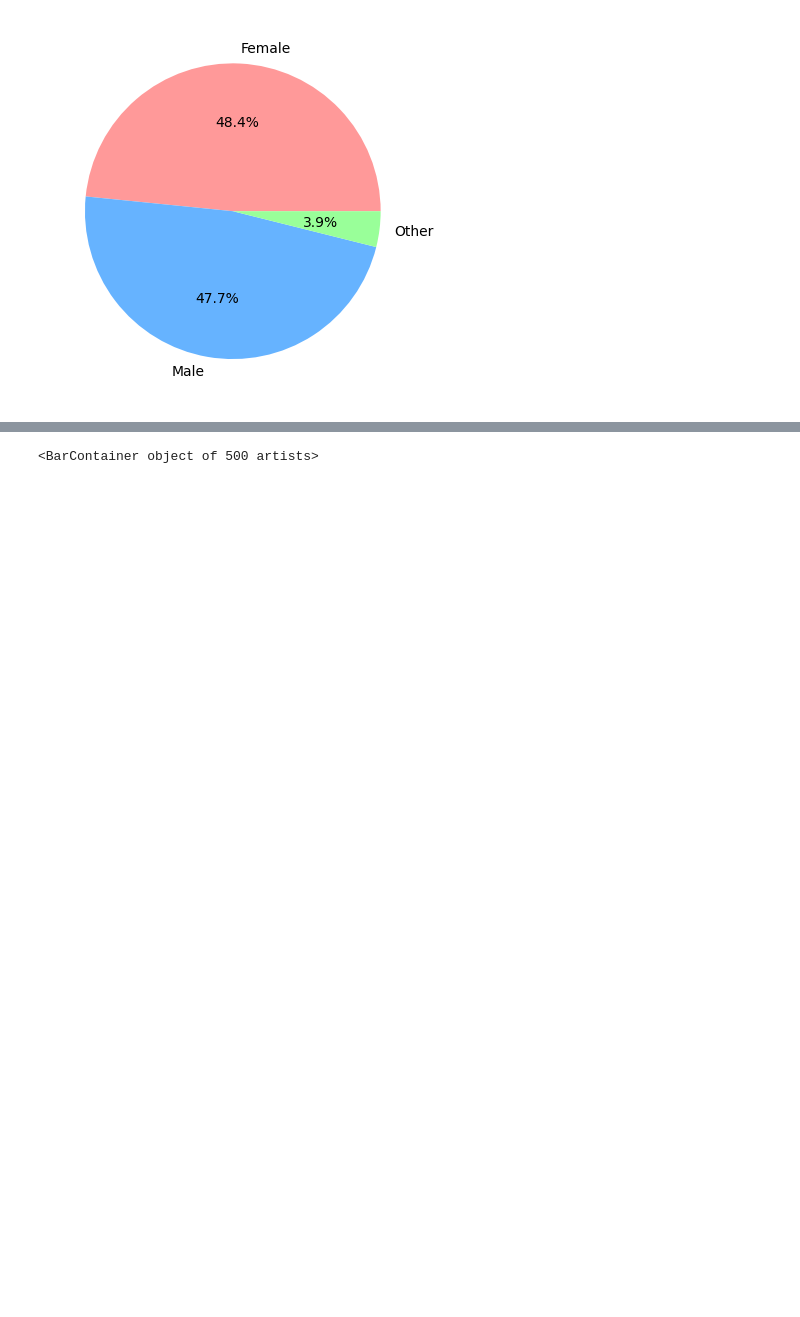
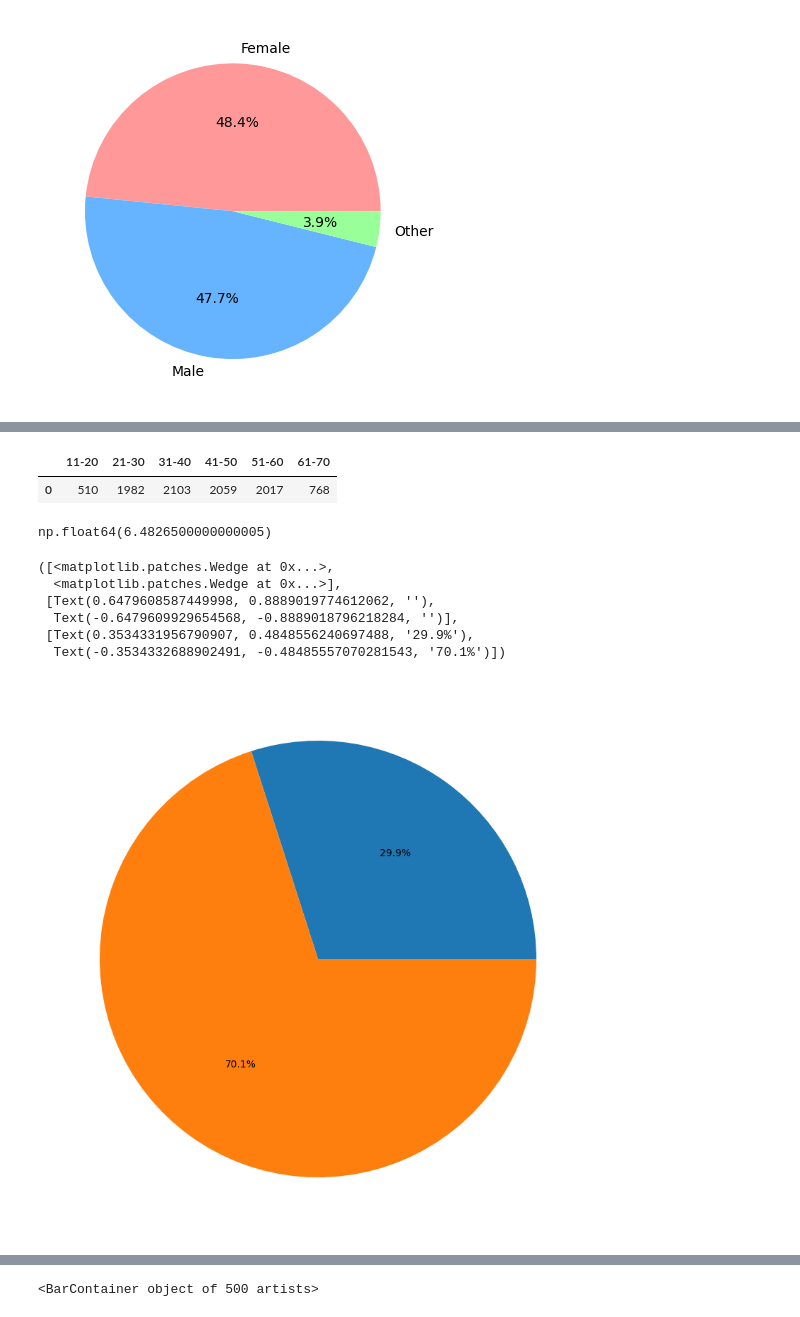
Before and after one commit to Raffiskender/pfr, a Jupyter notebook: first_steps.ipynb, the cells around one changed output, grey strips where cells are left out. Cells and saved outputs as stored; diff of their text form; code cells hidden in the pictures; blank space fills up the shorter version.

```diff
--- a/first_steps.ipynb
+++ b/first_steps.ipynb
@@ -170,0 +173,41 @@ plt.show()
+# %%
+#min : 18
+#max : 64
+
+tranches = ((11, 20), (21, 30), (31, 40), (41, 50), (51, 60), (61, 70))
+df_tranches = pd.DataFrame()
+for tranche in tranches:
+    df_tranches[f'{tranche[0]}-{tranche[1]}'] = [df['age'][(tranche[0] < df['age']) & (df['age'] < tranche[1])].count()]
+
+df_tranches
+# %% [output]
+|  | 11-20 | 21-30 | 31-40 | 41-50 | 51-60 | 61-70 |
+| 0 | 510 | 1982 | 2103 | 2059 | 2017 | 768 |
+# %%
+df['sleep_hours'].mean()
+# %% [output]
+np.float64(6.4826500000000005)
+# %%
+# family_history,stress_level,dizziness,medication,therapy_session,recent_life_event,diet_quality,attack_severity
+
+
+df_dizziness = pd.DataFrame(
+    {'count' : [
+        df[df['dizziness']]['dizziness'].sum(),
+        df.shape[0]-df[df['dizziness']]['dizziness'].sum()]
+    },
+    index=['yes', 'no'])
+
+plt.figure(figsize=(10, 10))
+plt.pie(df_dizziness['count'], autopct='%1.1f%%')
+
+
+# plt.pie(df_dizziness, autopct='%1.1f%%',)
+# %% [output]
+([<matplotlib.patches.Wedge at 0x...>,
+  <matplotlib.patches.Wedge at 0x...>],
+ [Text(0.6479608587449998, 0.8889019774612062, ''),
+  Text(-0.6479609929654568, -0.8889018796218284, '')],
+ [Text(0.3534331956790907, 0.4848556240697488, '29.9%'),
+  Text(-0.3534332688902491, -0.48485557070281543, '70.1%')])
+[figure, added]
```
Also changed, not shown: parts of 10 cells of this notebook, 12 other files.
